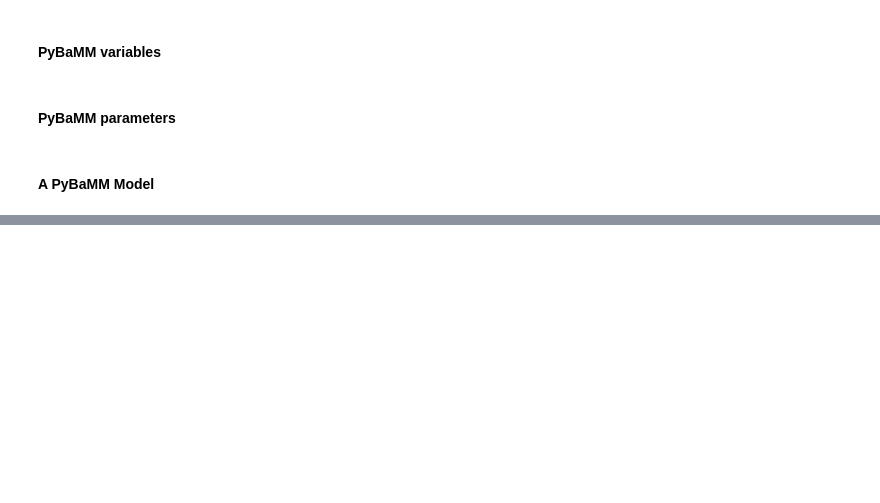
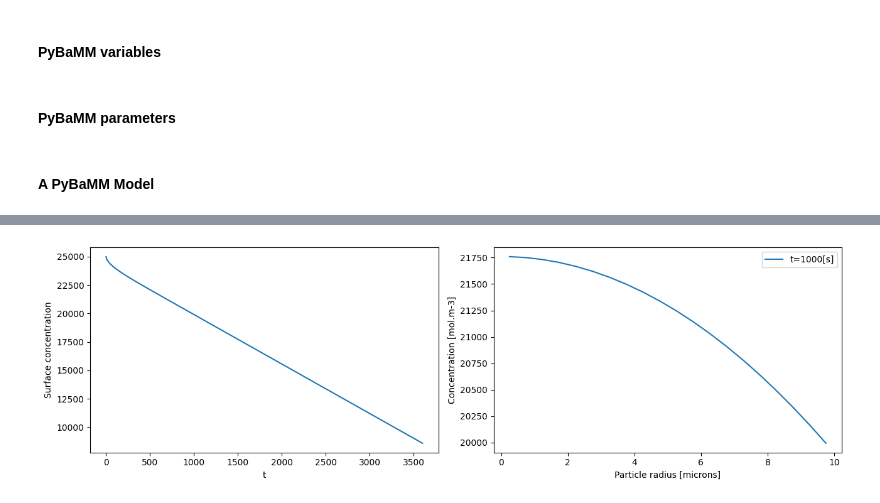
Before and after one commit to FW-Coding/FUSE-Internship-2024, a Jupyter notebook: PyBaMM training.ipynb, the cells around one changed output, grey strips where cells are left out. Saved outputs shown, nothing was run; the diff lists cells and outputs as text; code cells hidden in the pictures; blank space fills up the shorter version.

```diff
--- a/PyBaMM training.ipynb
+++ b/PyBaMM training.ipynb
@@ -661,0 +805,86 @@ model.rhs[x_n].visualise("x_n_rhs.png")
+# %%
+model = pybamm.BaseModel()
+
+#Define parameters
+c_0 = pybamm.Parameter("Initial conectration")
+R = pybamm.Parameter("Particle Radius")
+D = pybamm.Parameter("Diffusion coefficient")
+j = pybamm.Parameter("Interfacial current density")
+F = pybamm.Parameter("Faraday's constant")
+
+#Define variable
+c = pybamm.Variable("Concentration", domain="negative particle")
+
+#Governing equations
+N = -D*pybamm.grad(c)  # define the flux
+dcdt = -pybamm.div(N)  # define the rhs equation
+model.rhs = {c: dcdt}  # add the equation to rhs dictionary
+
+# initial conditions
+model.initial_conditions = {c: c_0}
+
+# boundary conditions
+lbc = pybamm.Scalar(0)
+rbc = - j / F/D
+model.boundary_conditions = {c: {"left": (lbc, "Neumann"), "right": (rbc, "Neumann")}}
+
+model.variables = {
+    "Concentration": c,
+    "Surface concentration [mol.m-3]": pybamm.surf(c),
+    "Flux": N,
+}
+
+param = pybamm.ParameterValues(
+    {
+        "Initial conectration": 2.5*10**4,
+        "Particle Radius": 10*10**(-6),
+        "Diffusion coefficient": 3.9*10**(-14),
+        "Interfacial current density": 1.4,
+        "Faraday's constant": 96485,
+    }
+)
+
+# define geometry
+r = pybamm.SpatialVariable("r", domain=["negative particle"], coord_sys="spherical polar")
+geometry = {"negative particle": {r: {"min": pybamm.Scalar(0), "max": R}}}
+
+param.process_model(model)
+param.process_geometry(geometry)
+
+# mesh and discretise
+submesh_types = {"negative particle": pybamm.Uniform1DSubMesh}
+var_pts = {r: 20}
+mesh = pybamm.Mesh(geometry, submesh_types, var_pts)
+
+spatial_methods = {"negative particle": pybamm.FiniteVolume()}
+disc = pybamm.Discretisation(mesh, spatial_methods)
+disc.process_model(model)
+
+# solve
+solver = pybamm.ScipySolver()
+t = np.linspace(0, 3600, 600)
+solution = solver.solve(model, t)
+
+# post-process, so that the solution can be called at any time t or space r
+# (using interpolation)
+c = solution["Concentration"]
+c_surf = solution["Surface concentration [mol.m-3]"]
+
+# plot
+fig, (ax1, ax2) = plt.subplots(1, 2, figsize=(13, 4))
+
+ax1.plot(solution.t, c_surf(solution.t))
+ax1.set_xlabel("t")
+ax1.set_ylabel("Surface concentration")
+
+r = mesh["negative particle"].nodes # radial position
+time = 1000  # time in seconds
+ax2.plot(r * 1e6, c(t=time, r=r), label="t={}[s]".format(time))
+ax2.set_xlabel("Particle radius [microns]")
+ax2.set_ylabel("Concentration [mol.m-3]")
+ax2.legend()
+
+plt.tight_layout()
+plt.show()
+# %% [output]
+[figure, added]
```
Also changed, not shown: parts of 25 cells of this notebook, 1 other file.
